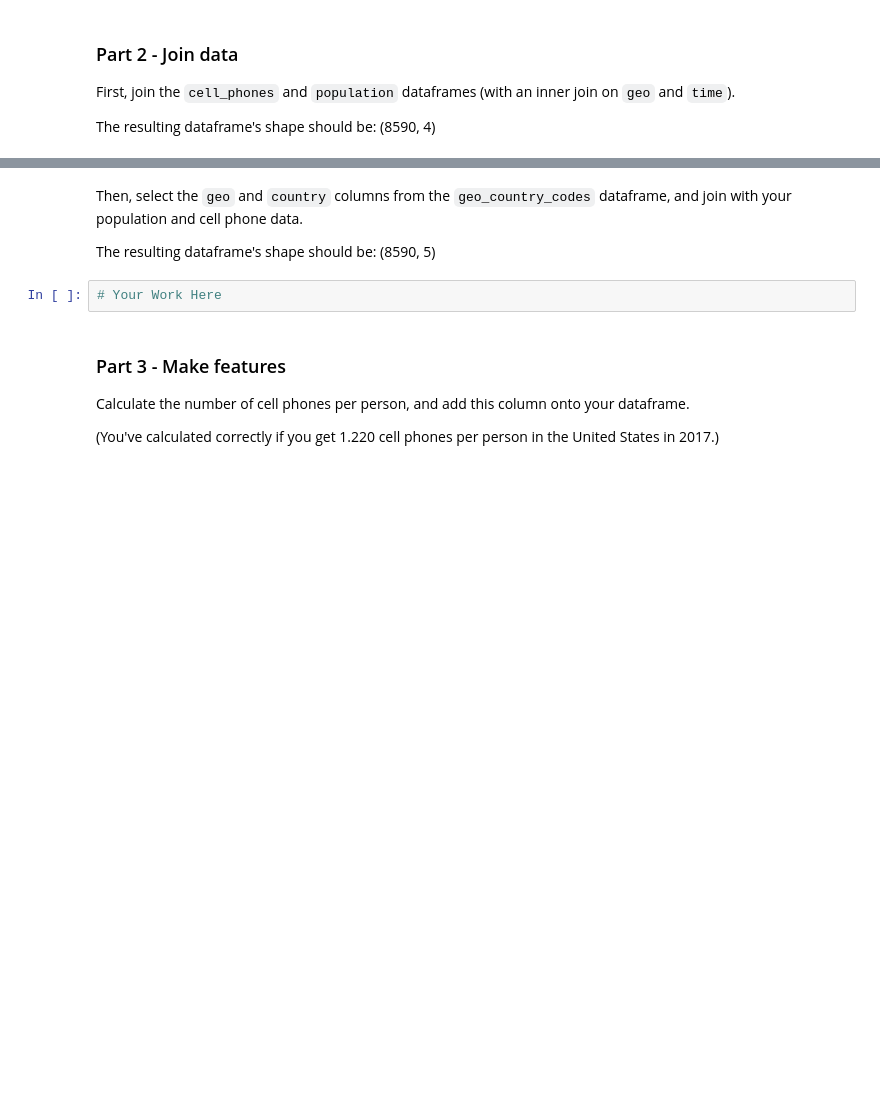
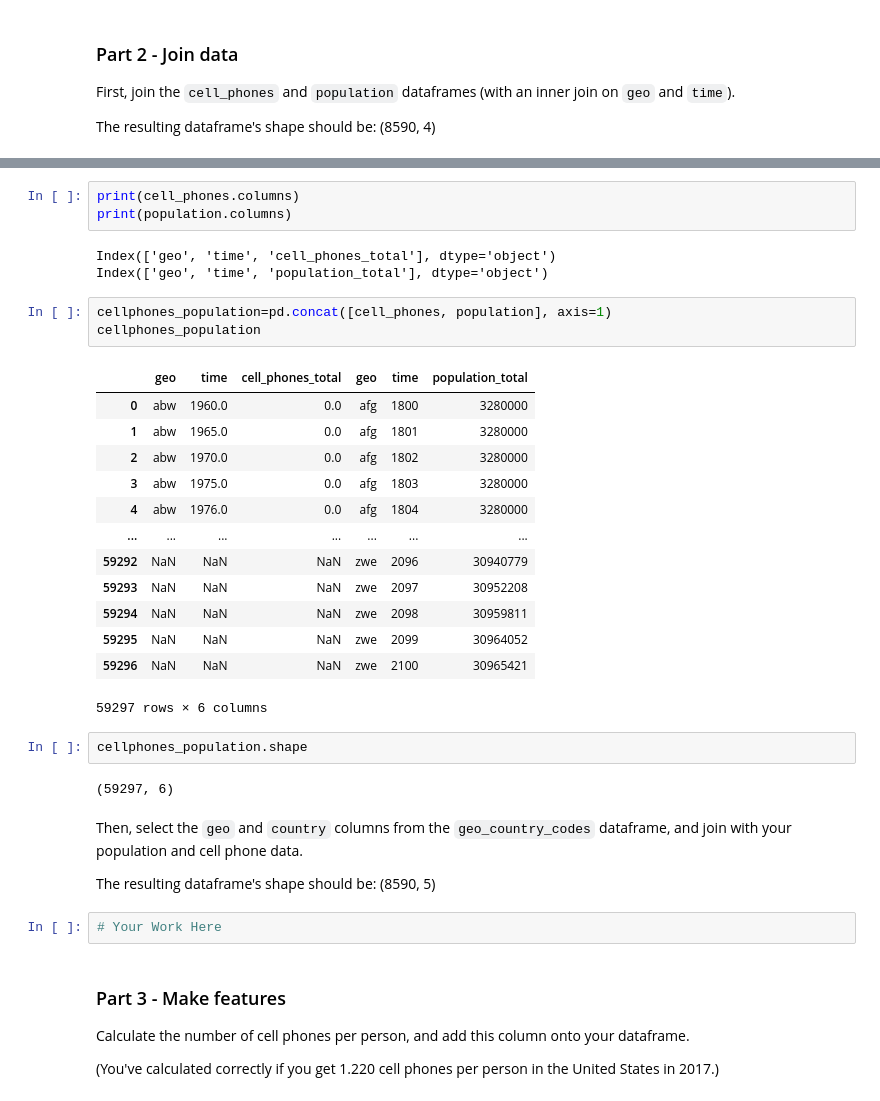
Before and after one commit to marianvinas/DS-Unit-1-Sprint-1-Data-Wrangling-and-Storytelling-1, a Jupyter notebook: DS_Unit_1_Sprint_Challenge_1_Data_Wrangling_and_Storytelling.ipynb, the cells around one changed output, grey strips where cells are left out. Cells and saved outputs as stored; diff of their text form; blank space fills up the shorter version.

```diff
--- a/DS_Unit_1_Sprint_Challenge_1_Data_Wrangling_and_Storytelling.ipynb
+++ b/DS_Unit_1_Sprint_Challenge_1_Data_Wrangling_and_Storytelling.ipynb
@@ -60,3 +99,30 @@ The resulting dataframe's shape should be: (8590, 4)
+# %%
+print(cell_phones.columns)
+print(population.columns)
+# %% [output]
+Index(['geo', 'time', 'cell_phones_total'], dtype='object')
+Index(['geo', 'time', 'population_total'], dtype='object')
+# %%
+cellphones_population=pd.concat([cell_phones, population], axis=1)
+cellphones_population
+# %% [output]
+|  | geo | time | cell_phones_total | geo | time | population_total |
+| 0 | abw | 1960.0 | 0.0 | afg | 1800 | 3280000 |
+| 1 | abw | 1965.0 | 0.0 | afg | 1801 | 3280000 |
+| 2 | abw | 1970.0 | 0.0 | afg | 1802 | 3280000 |
+| 3 | abw | 1975.0 | 0.0 | afg | 1803 | 3280000 |
+| 4 | abw | 1976.0 | 0.0 | afg | 1804 | 3280000 |
+| ... | ... | ... | ... | ... | ... | ... |
+| 59292 | NaN | NaN | NaN | zwe | 2096 | 30940779 |
+| 59293 | NaN | NaN | NaN | zwe | 2097 | 30952208 |
+| 59294 | NaN | NaN | NaN | zwe | 2098 | 30959811 |
+| 59295 | NaN | NaN | NaN | zwe | 2099 | 30964052 |
+| 59296 | NaN | NaN | NaN | zwe | 2100 | 30965421 |
+59297 rows × 6 columns
+# %%
+cellphones_population.shape
+# %% [output]
+(59297, 6)
 # %% [markdown]
 Then, select the `geo` and `country` columns from the `geo_country_codes` dataframe, and join with your population and cell phone data.
 
```
Also changed, not shown: parts of 6 cells of this notebook.
